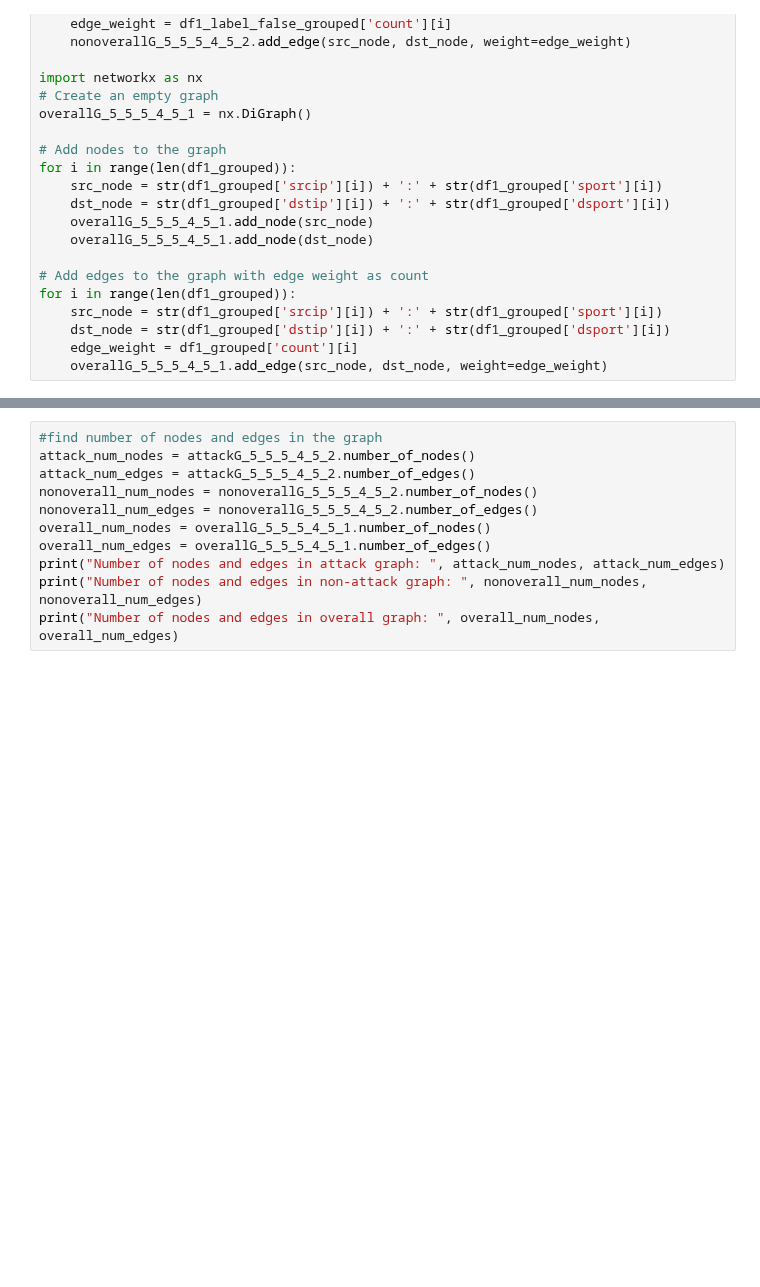
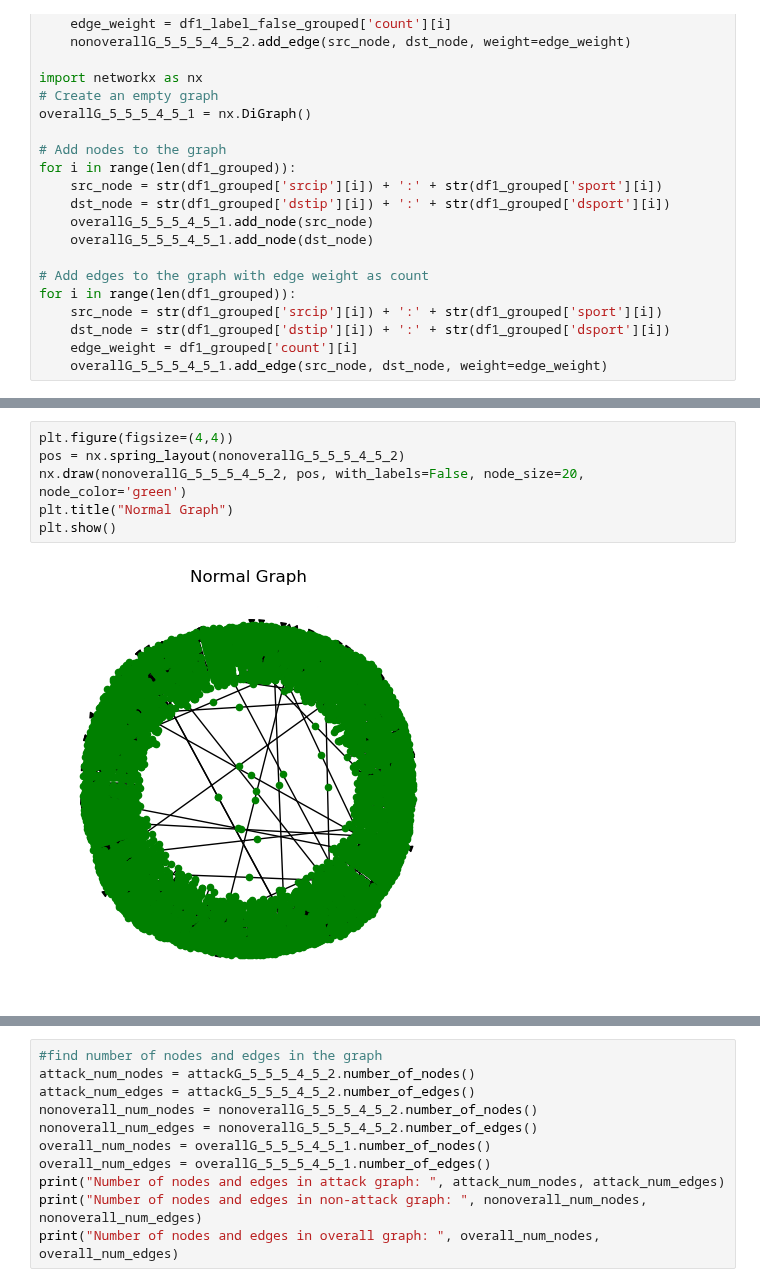
Before and after one commit to Rithuh/Graph-Based-Network-Anomaly-Detection, a Jupyter notebook: TimeFrameGraph/5timeframe.ipynb, the cells around one changed output, grey strips where cells are left out. Drawn from its saved outputs; the diff is of its cells as text; blank space fills up the shorter version.

```diff
--- a/TimeFrameGraph/5timeframe.ipynb
+++ b/TimeFrameGraph/5timeframe.ipynb
@@ -69,0 +81,8 @@ for i in range(len(df1_grouped)):
+# %%
+plt.figure(figsize=(4,4))
+pos = nx.spring_layout(nonoverallG_5_5_5_4_5_2)
+nx.draw(nonoverallG_5_5_5_4_5_2, pos, with_labels=False, node_size=20, node_color='green')
+plt.title("Normal Graph")
+plt.show()
+# %% [output]
+[figure, added]
```
Also changed, not shown: parts of 2 cells of this notebook, 1 other file.
